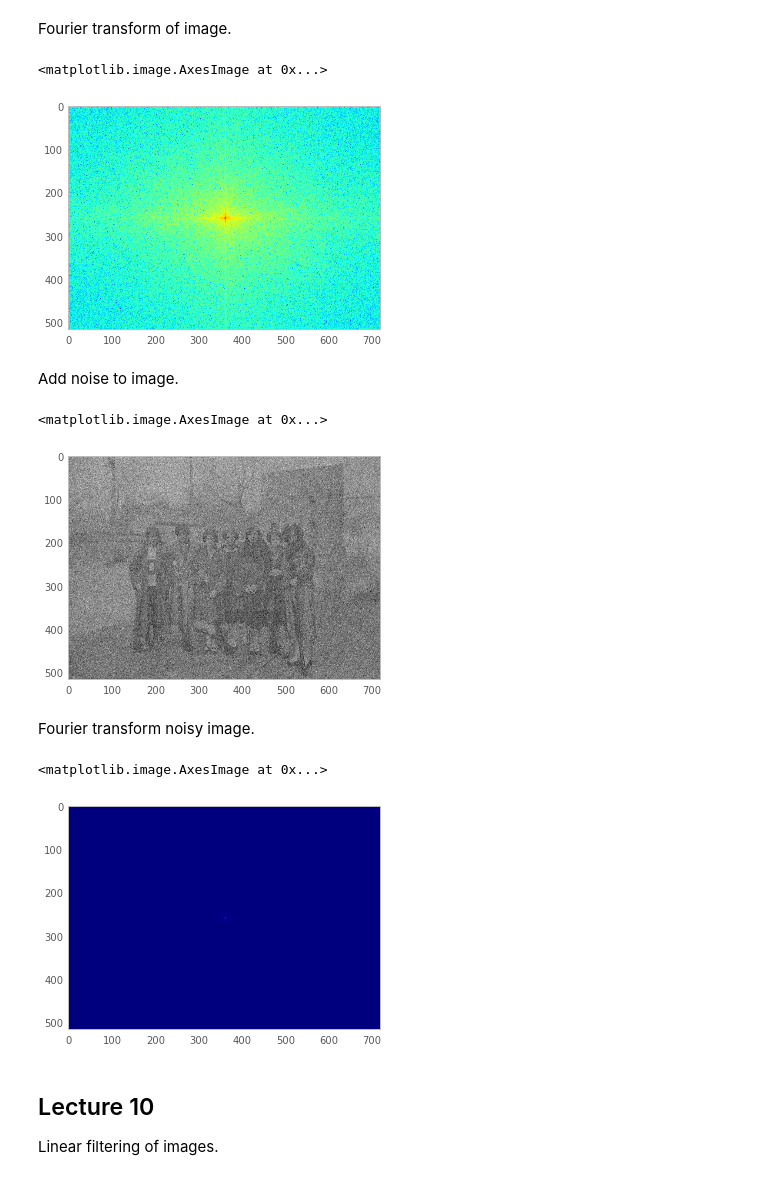
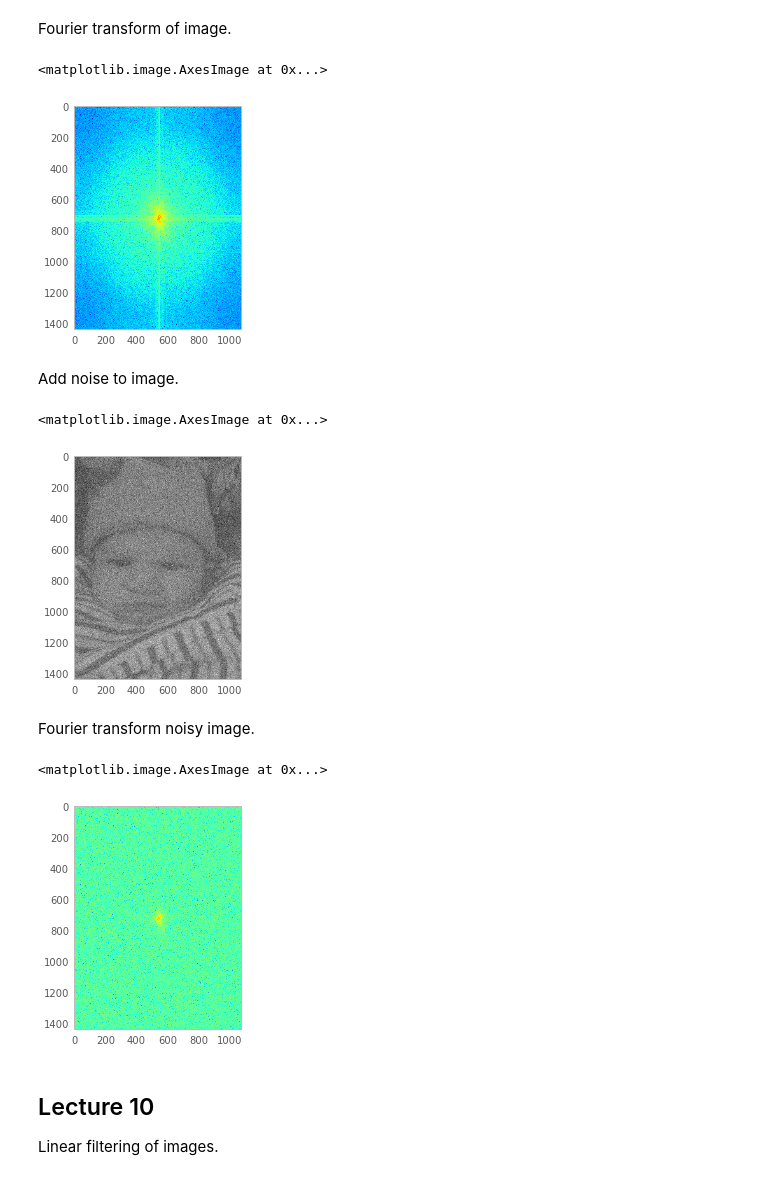
Before and after one commit to ksawlani/ComputationalMethodsCourse, a Jupyter notebook: Lecture 9-10.ipynb, the cells around one changed output. Saved outputs shown, nothing was run; the diff lists cells and outputs as text; code cells hidden in the pictures.

```diff
--- a/Lecture 9-10.ipynb
+++ b/Lecture 9-10.ipynb
@@ -5,5 +8,5 @@ Image processing
 # %%
-photo = imread('data/women_with_guns.png')
+photo = imread('data/baby.png')
 imshow(photo)
 # %% [output]
 <matplotlib.image.AxesImage at 0x...>
@@ -31,27 +29,26 @@ Fourier transform of image.
 # %%
 photo_t = fftshift(fft2(photo_bw))
 imshow(log(abs(photo_t)))
-#pcolor(log(abs(fftshift(photo_t[::-1]))), cmap="cool")
 # %% [output]
 <matplotlib.image.AxesImage at 0x...>
-[figure, old version]
+[figure, new version]
 # %% [markdown]
 Add noise to image.
 # %%
-photo_noise = photo_bw + random.randn(*shape(photo_bw))*0.3
+photo_noise = photo_bw + random.randn(*shape(photo_bw))*0.2
 # %%
 imshow(photo_noise, cmap="gray")
 # %% [output]
 <matplotlib.image.AxesImage at 0x...>
-[figure, old version]
+[figure, new version]
 # %% [markdown]
 Fourier transform noisy image.
 # %%
 photo_noiset = fftshift(fft2(photo_noise))
-imshow(abs(photo_noiset))
+imshow(log(abs(photo_noiset)))
 # %% [output]
 <matplotlib.image.AxesImage at 0x...>
-[figure, old version]
+[figure, new version]
 # %% [markdown]
 ## Lecture 10
 
```
Also changed, not shown: parts of 6 cells of this notebook, 2 other files.
